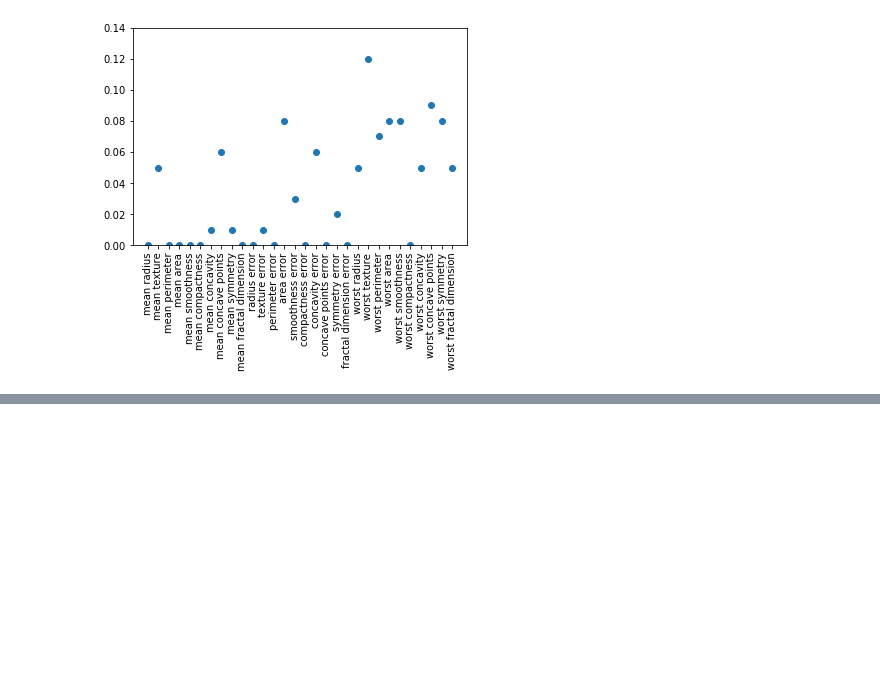
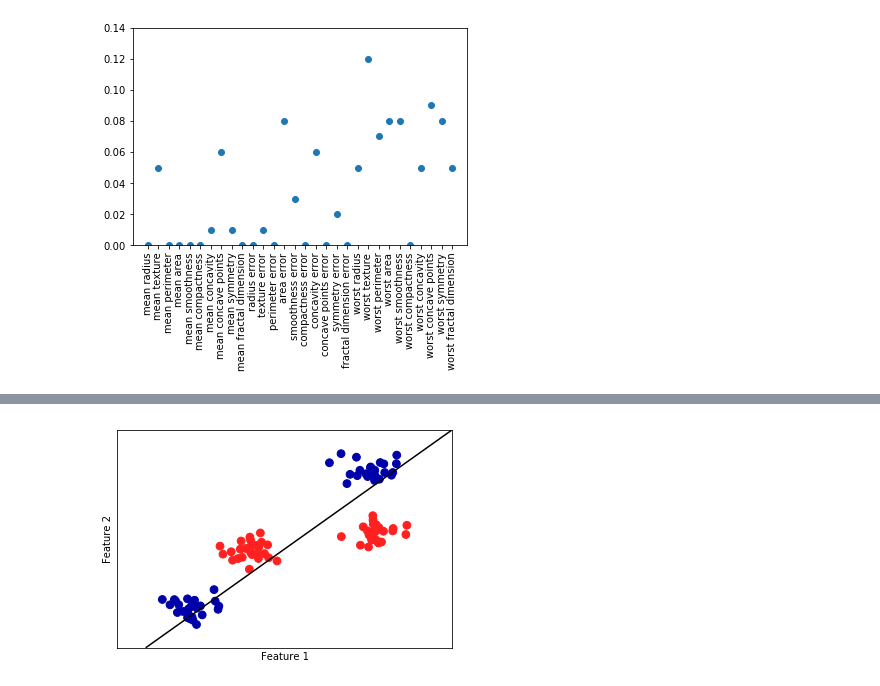
Before and after one commit to rodsveiga/ML_with_Python-Study_notes, a Jupyter notebook: Supervised_Learning.ipynb, the cells around one changed output, grey strips where cells are left out. Saved outputs shown, nothing was run; the diff lists cells and outputs as text; code cells hidden in the pictures; blank space fills up the shorter version.

```diff
--- a/Supervised_Learning.ipynb
+++ b/Supervised_Learning.ipynb
@@ -1296,0 +1322,13 @@ plt.show()
+# %%
+# A linear model will not perform a good job in the data set.
+
+from sklearn.svm import LinearSVC
+linear_svm = LinearSVC().fit(X, y)
+
+mglearn.plots.plot_2d_separator(linear_svm, X)
+plt.scatter(X[:, 0], X[:, 1], c=y, s=60, cmap=mglearn.cm2)
+plt.xlabel("Feature 1")
+plt.ylabel("Feature 2")
+plt.show()
+# %% [output]
+[figure, added]
```
Also changed, not shown: parts of 12 cells of this notebook.
